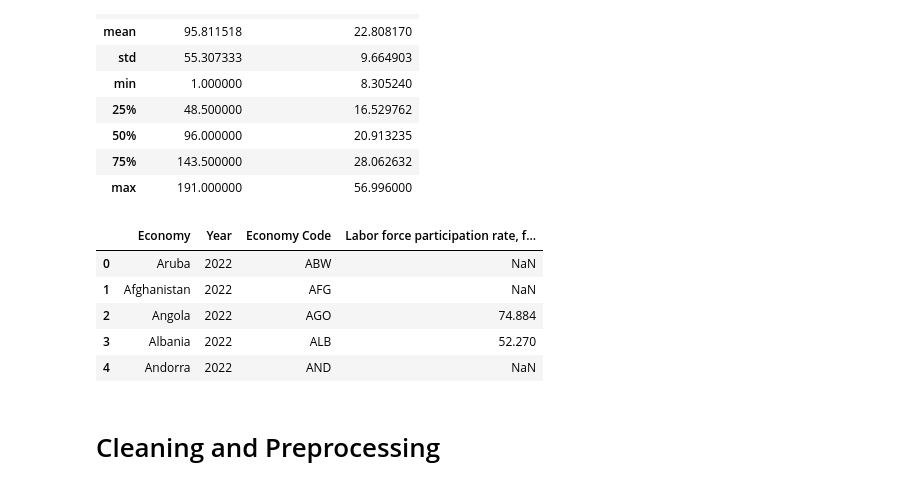
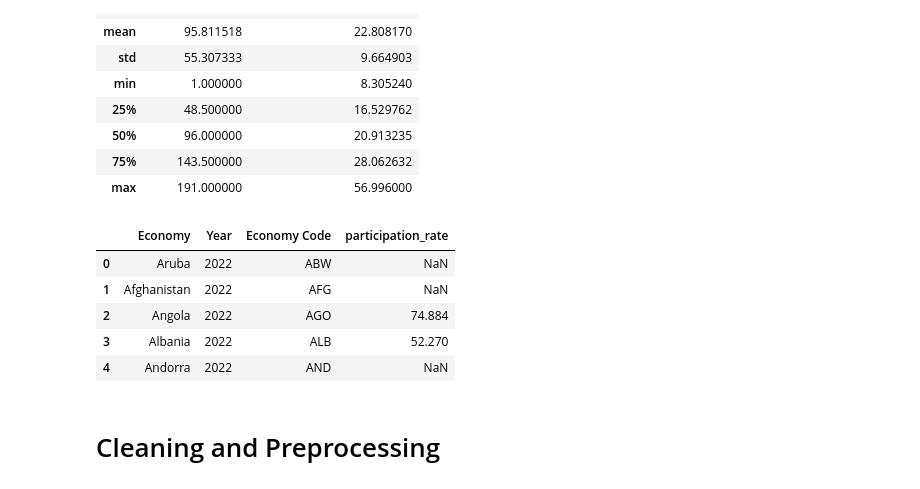
Before and after one commit to ErinZhan2500/SI618FinalProject, a Jupyter notebook: FinalProject.ipynb, the cells around one changed output. Drawn from its saved outputs; the diff is of its cells as text; code cells hidden in the pictures.

```diff
--- a/FinalProject.ipynb
+++ b/FinalProject.ipynb
@@ -106,9 +106,10 @@ income_inequality.describe()
 | max | 191.000000 | 56.996000 |
 # %%
 labor_force = pd.read_csv("Labor Force Participation Rate (2022).csv")
+labor_force = labor_force.rename(columns={labor_force.columns[-1]: "participation_rate"})
 labor_force.head()
 # %% [output]
-|  | Economy | Year | Economy Code | Labor force participation rate, f... |
+|  | Economy | Year | Economy Code | participation_rate |
 | 0 | Aruba | 2022 | ABW | NaN |
 | 1 | Afghanistan | 2022 | AFG | NaN |
 | 2 | Angola | 2022 | AGO | 74.884 |
```
Also changed, not shown: parts of 4 cells of this notebook.
